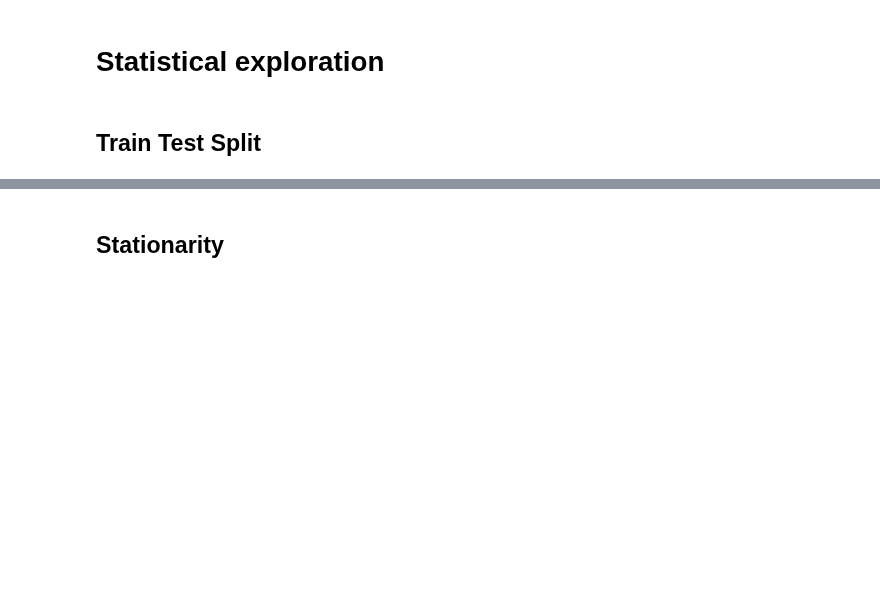
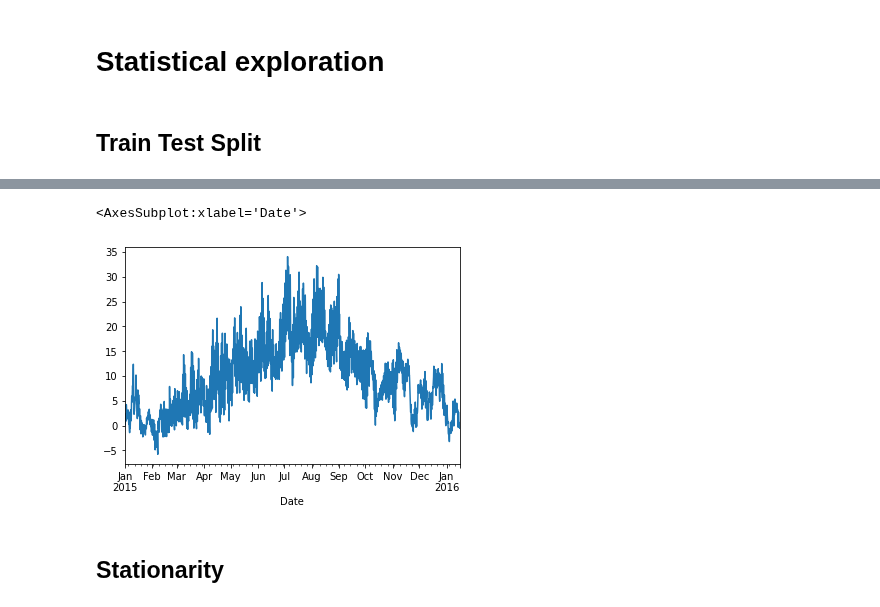
Before and after one commit to HaukeFock/predict_energy_generation, a Jupyter notebook: notebooks/rodrigo_sarimax.ipynb, the cells around one changed output, grey strips where cells are left out. Cells and saved outputs as stored; diff of their text form; code cells hidden in the pictures; blank space fills up the shorter version.

```diff
--- a/notebooks/rodrigo_sarimax.ipynb
+++ b/notebooks/rodrigo_sarimax.ipynb
@@ -88,19 +43,0 @@ Droped 513 stations!
-# %%
-FEATURES_PATH = '/Users/R/code/HaukeFock/predict_energy_generation/raw_data/daily/features'
-
-def get_features_data(path=FEATURES_PATH, features=['wind'], optimized=True, grouped=True, hourly=False):
-    if 'wind' in features:
-        if hourly:
-            path = FEATURES_PATH.replace('/daily/features','/hourly/features/wind_hourly_clean.csv')
-        else:
-            path = f'{path}/winddailyofeverystation.csv'
-        wind_df = pd.read_csv(path, index_col='Date')
-        wind_df.index = pd.to_datetime(wind_df.index)
-        if optimized:
-            best_stations = get_best_station_ids(wind_df, target_df)
-            wind_df = wind_df[best_stations]
-        if grouped:
-            wind_df = wind_df.mean(axis=1)
-    return wind_df
-
-features_df = get_features_data(optimized=True, grouped=False, hourly=True)
@@ -143,13 +118,16 @@ forcasted_df = get_forcasted_data(target='wind', hourly=False)
 # %% [markdown]
 ## Train Test Split
 # %%
-def get_X_y(target_df, features_df, init_date=dt.datetime(2015,1,1), end_date=dt.datetime(2016,1,1)):
+def get_X_y(target_df, features_df, init_date=dt.datetime(2015,1,1), end_date=dt.datetime(2016,1,1), log=False):
     '''return the the target and features data between the init_date and end_date time window'''
     X = features_df.loc[init_date:end_date]
     y = target_df.loc[init_date:end_date]
+    if log:
+        X = np.log(X)
+        y = np.log(y)
     return X, y
 
-X, y = get_X_y(target_df, features_df, init_date=dt.date(2015,1,1), end_date=dt.date(2016,1,16))
+X, y = get_X_y(target_df, features_df, init_date=dt.date(2015,1,1), end_date=dt.date(2016,1,16), log=False)
 # %%
 def train_test_split(X, y, hours=24*2):
     index = len(X) - hours
@@ -165,3 +160,8 @@ X_train, X_test, y_train, y_test = train_test_split(X, y, hours=24*days)
+# %%
+X['air_pressure'].plot()
+# %% [output]
+<AxesSubplot:xlabel='Date'>
+[figure, added]
 # %% [markdown]
 ## Stationarity
 # %% [markdown]
```
Also changed, not shown: parts of 65 cells of this notebook, 1 other file.
